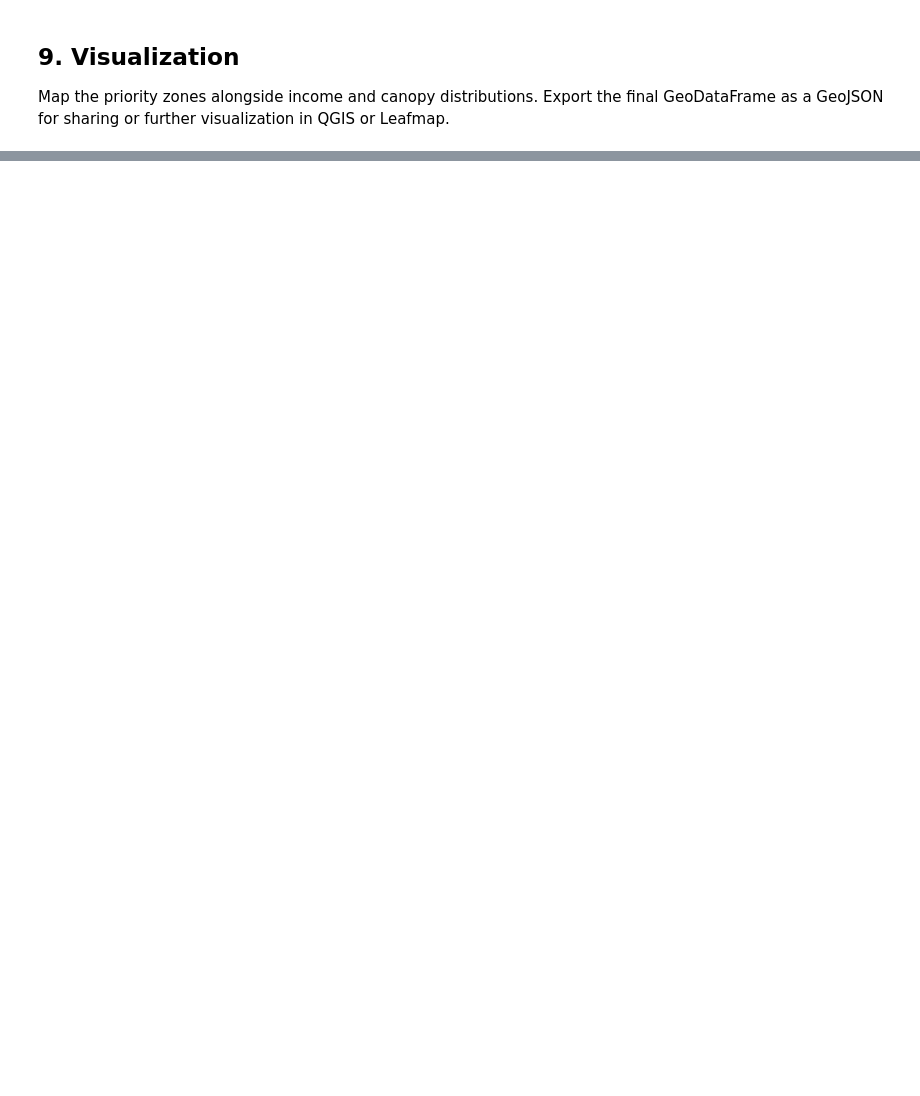
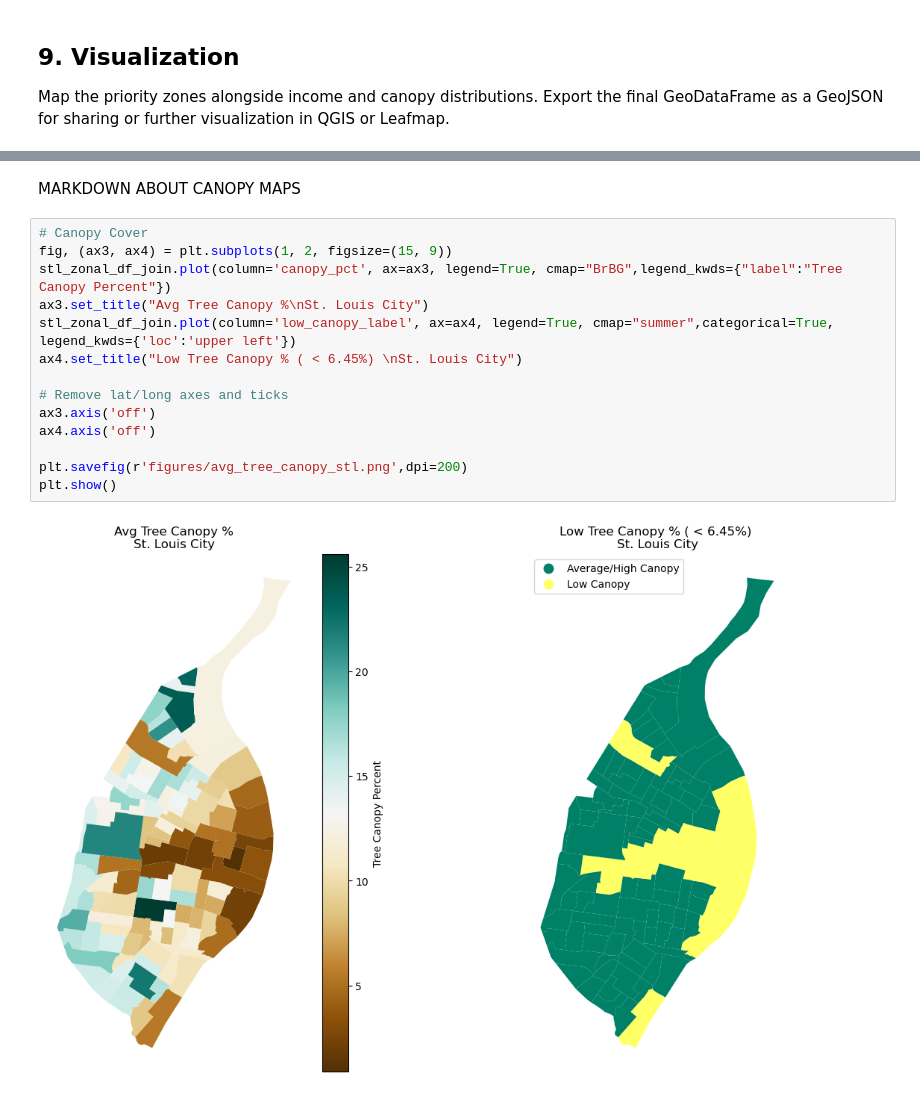
Before and after one commit to dander1989/urban_shade_income, a Jupyter notebook: notebook.ipynb, the cells around one changed output, grey strips where cells are left out. Cells and saved outputs as stored; diff of their text form; blank space fills up the shorter version.

```diff
--- a/notebook.ipynb
+++ b/notebook.ipynb
@@ -297,0 +378,18 @@ Map the priority zones alongside income and canopy distributions. Export the fin
+# %% [markdown]
+MARKDOWN ABOUT CANOPY MAPS
+# %%
+# Canopy Cover
+fig, (ax3, ax4) = plt.subplots(1, 2, figsize=(15, 9))
+stl_zonal_df_join.plot(column='canopy_pct', ax=ax3, legend=True, cmap="BrBG",legend_kwds={"label":"Tree Canopy Percent"})
+ax3.set_title("Avg Tree Canopy %\nSt. Louis City")
+stl_zonal_df_join.plot(column='low_canopy_label', ax=ax4, legend=True, cmap="summer",categorical=True, legend_kwds={'loc':'upper left'})
+ax4.set_title("Low Tree Canopy % ( < 6.45%) \nSt. Louis City")
+
+# Remove lat/long axes and ticks
+ax3.axis('off')
+ax4.axis('off')
+
+plt.savefig(r'figures/avg_tree_canopy_stl.png',dpi=200)
+plt.show()
+# %% [output]
+[figure, added]
```
Also changed, not shown: parts of 33 cells of this notebook, 7 other files.
